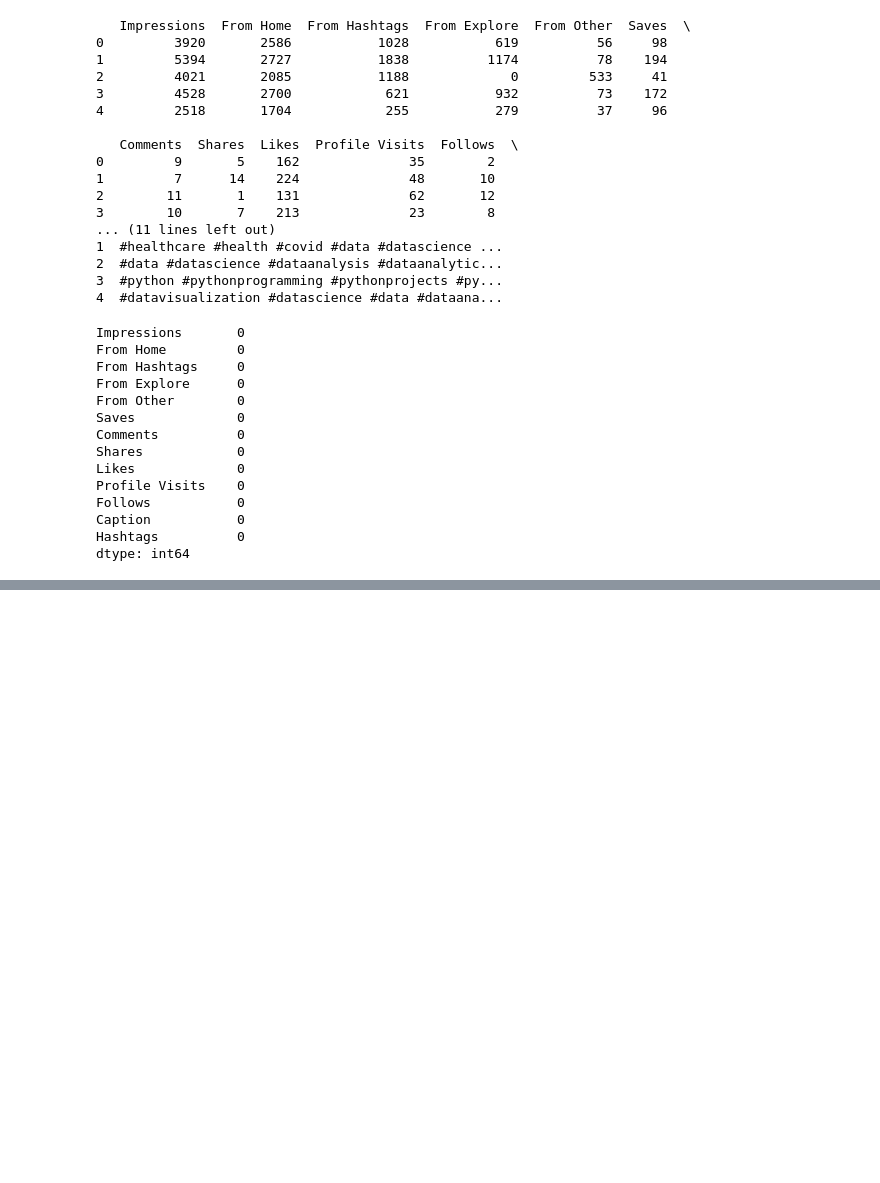
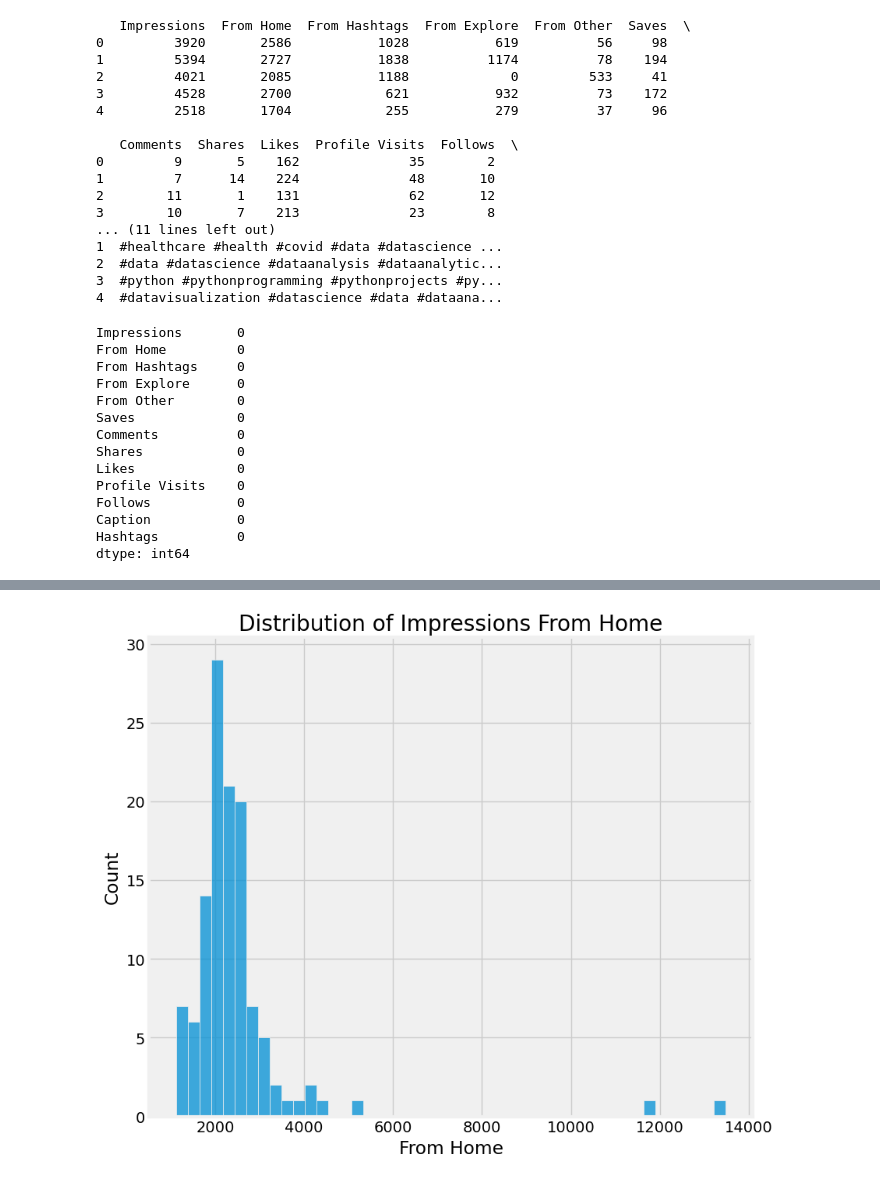
Before and after one commit to Deepak3015/Machine-Repo, a Jupyter notebook: Notebook/Instgram_reach_analysis.ipynb, the cells around one changed output, grey strips where cells are left out. Cells and saved outputs as stored; diff of their text form; code cells hidden in the pictures; blank space fills up the shorter version.

Commit message:
Visualizing the data

```diff
--- a/Notebook/Instgram_reach_analysis.ipynb
+++ b/Notebook/Instgram_reach_analysis.ipynb
@@ -46,3 +46,5 @@ Follows           0
 Caption           0
 Hashtags          0
 dtype: int64
+# %%
+data = data.dropna()
@@ -48,0 +74,9 @@ dtype: int64
+# %%
+plt.figure(figsize=(10, 8))
+plt.style.use('fivethirtyeight')
+plt.title("Distribution of Impressions From Home")
+#sns.distplot(data['From Home'])
+sns.histplot(data['From Home'])
+plt.show()
+# %% [output]
+[figure, added]
```
Also changed, not shown: parts of 1 cell of this notebook.
